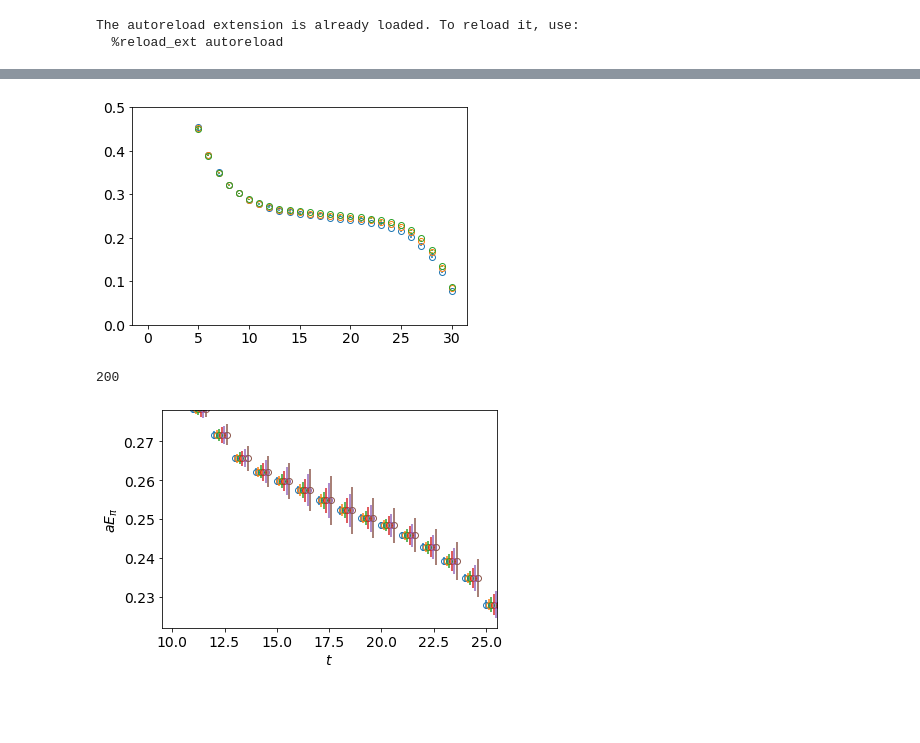
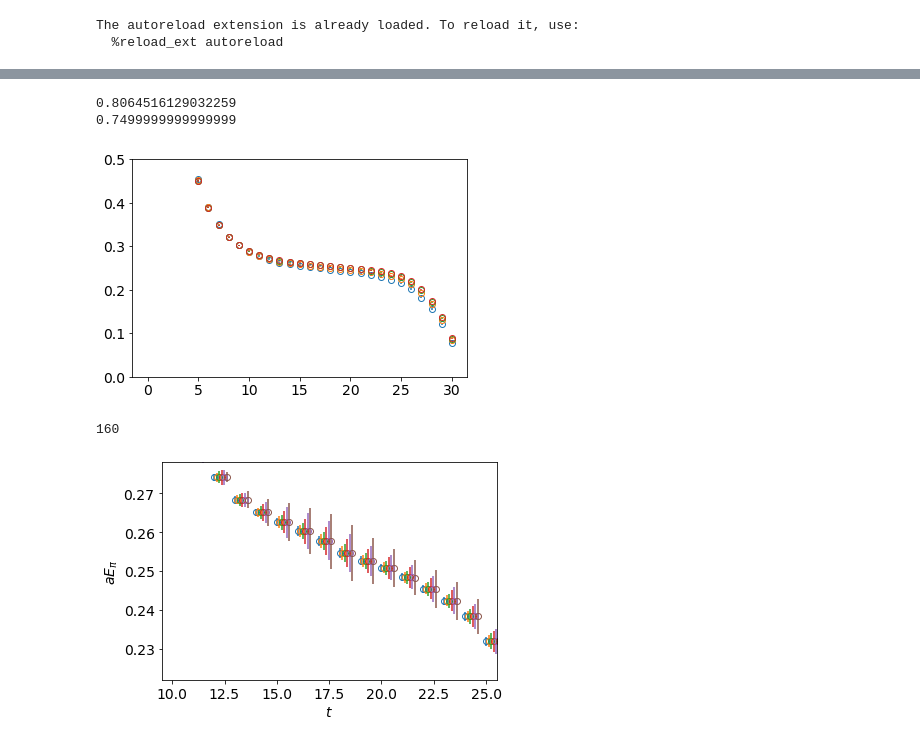
Before and after one commit to chrisculver/su4_hmc_analysis, a Jupyter notebook: MesonFitting/tst.ipynb, the cells around one changed output, grey strips where cells are left out. Cells and saved outputs as stored; diff of their text form; code cells hidden in the pictures; blank space fills up the shorter version.

```diff
--- a/MesonFitting/tst.ipynb
+++ b/MesonFitting/tst.ipynb
@@ -21,0 +24,35 @@ corr.shape
+# %%
+cut=120
+b=10
+
+kappa="k0p1542"
+corrPI=np.array(get_data(kappa,5,NT))
+corrRHO=[np.array(get_data(kappa,i+1,NT)) for i in range(3)]
+
+data=jackKnife(log_eff_mass, corrPI[cut:,:], b)
+plt.errorbar([t+0.12*i for t in range(int(NT/2)-1)], data[0], data[1], linestyle="None", marker="o", markerfacecolor="None")
+for corr in corrRHO:
+    data=jackKnife(log_eff_mass, corr[cut:,:], b)
+    plt.errorbar([t+0.12*i for t in range(int(NT/2)-1)], data[0], data[1], linestyle="None", marker="o", markerfacecolor="None")
+plt.xlim(5.5,29.5)
+plt.ylim(0.22,0.34)
+plt.xlabel(r'$t$')
+plt.ylabel(r'$aE$')
+plt.title(kappa)
+plt.show()
+
+kappa="k0p15446"
+corrPI=np.array(get_data(kappa,5,NT))
+corrRHO=[np.array(get_data(kappa,i+1,NT)) for i in range(3)]
+
+data=jackKnife(log_eff_mass, corrPI[cut:,:], b)
+plt.errorbar([t+0.12*i for t in range(int(NT/2)-1)], data[0], data[1], linestyle="None", marker="o", markerfacecolor="None")
+for corr in corrRHO:
+    data=jackKnife(log_eff_mass, corr[cut:,:], b)
+    plt.errorbar([t+0.12*i for t in range(int(NT/2)-1)], data[0], data[1], linestyle="None", marker="o", markerfacecolor="None")
+plt.xlim(5.5,29.5)
+plt.ylim(0.16,0.3)
+plt.xlabel(r'$t$')
+plt.ylabel(r'$aE$')
+plt.title(kappa)
+plt.show()
@@ -22,23 +62,29 @@ corr.shape
+# %%
+print(0.25/0.31)
+print(0.21/0.28)
+# %% [output]
+0.8064516129032259
+0.7499999999999999
 # %%
-for cut in [0, 50, 100]:
-    data =jackKnife(log_eff_mass, corr[cut:,:])
+for cut in [0, 50, 100, 120]:
+    data =jackKnife(log_eff_mass, corrPI[cut:,:])
 
     plt.errorbar([t for t in range(int(NT/2)-1)], data[0], data[1], linestyle="None", marker="o", markerfacecolor="None")
     plt.ylim(0,0.5)
 # %% [output]
-[figure, old version]
+[figure, new version]
 # %%
-cut=80
-print(len(corr[cut:,0]))
+cut=120
+print(len(corrPI[cut:,0]))
 for i,b in enumerate([1,2,4,10,20,40]):
-    data =jackKnife(log_eff_mass, corr[cut:,:], b)
+    data =jackKnife(log_eff_mass, corrPI[cut:,:], b)
 
     plt.errorbar([t+0.12*i for t in range(int(NT/2)-1)], data[0], data[1], linestyle="None", marker="o", markerfacecolor="None")
     plt.ylim(0.222,0.278)
     plt.xlim(9.5,25.5)
 plt.xlabel(r'$t$')
 plt.ylabel(r'$aE_{\pi}$')
 plt.show()
 # %% [output]
-200
+160
-[figure, old version]
+[figure, new version]
```
Also changed, not shown: parts of 13 cells of this notebook, 1 other file.
